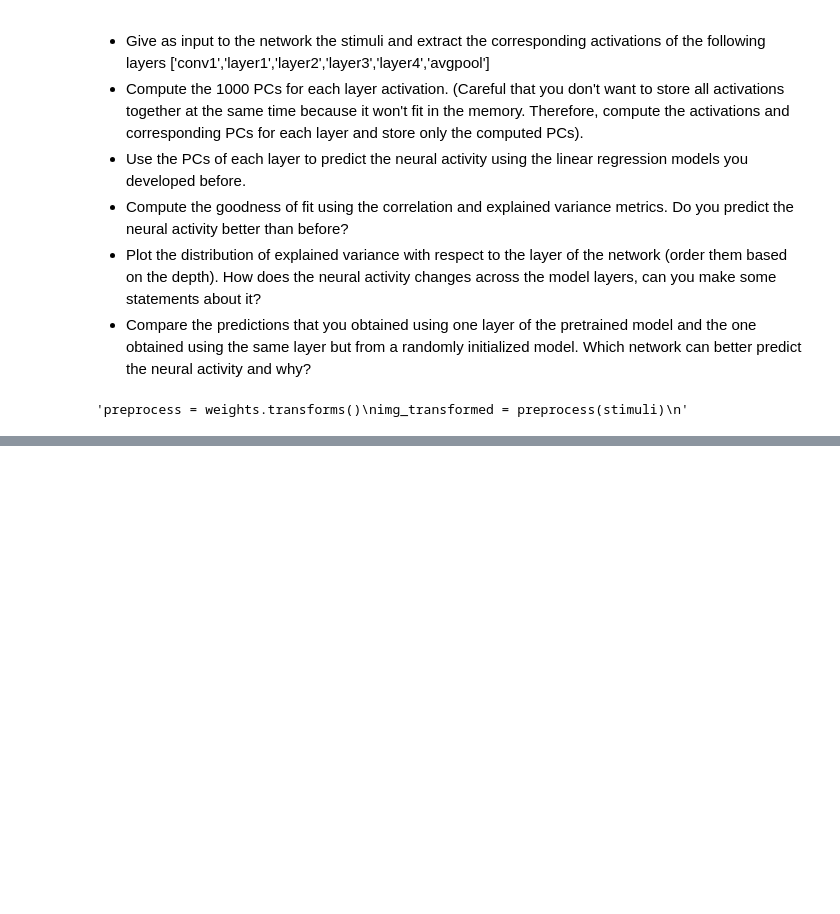
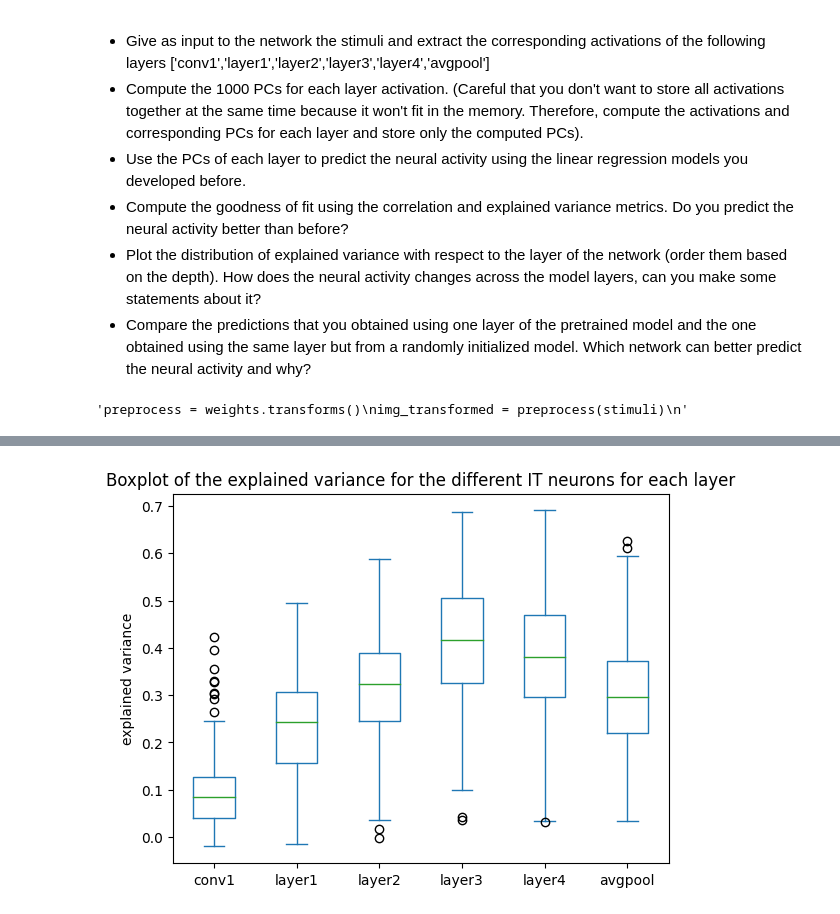
Before and after one commit to emmabhl/NX414_Predicting_neural_activity, a Jupyter notebook: week5_part2.ipynb, the cells around one changed output, grey strips where cells are left out. Cells and saved outputs as stored; diff of their text form; code cells hidden in the pictures; blank space fills up the shorter version.

```diff
--- a/week5_part2.ipynb
+++ b/week5_part2.ipynb
@@ -274,7 +225,13 @@ def evaluate_prediction_plot(model, dataset, true_prediction, model_title=None)
 # %%
 # Evaluate the models on the validation set
-for layer in tqdm(layers) :
+import pandas as pd
+var = pd.DataFrame()
+for layer in layers :
     with open(layer+'_val.pkl', 'rb') as f:
         activations_val = pickle.load(f)
-    evaluate_prediction_plot(models[layer], activations_val, spikes_val, model_title='ridge regression on the activations of the {} layer'.format(layer) + ' with alpha = {}'.format(best_alpha[layer]))
+    var[layer] = explained_variance_score(spikes_val, models[layer].predict(activations_val), multioutput = 'raw_values')
+
+var.plot(kind='box', title='Boxplot of the explained variance for the different IT neurons for each layer', ylabel='explained variance')
 plt.show()
+# %% [output]
+[figure, added]
```
Also changed, not shown: parts of 3 cells of this notebook, 1 other file.
